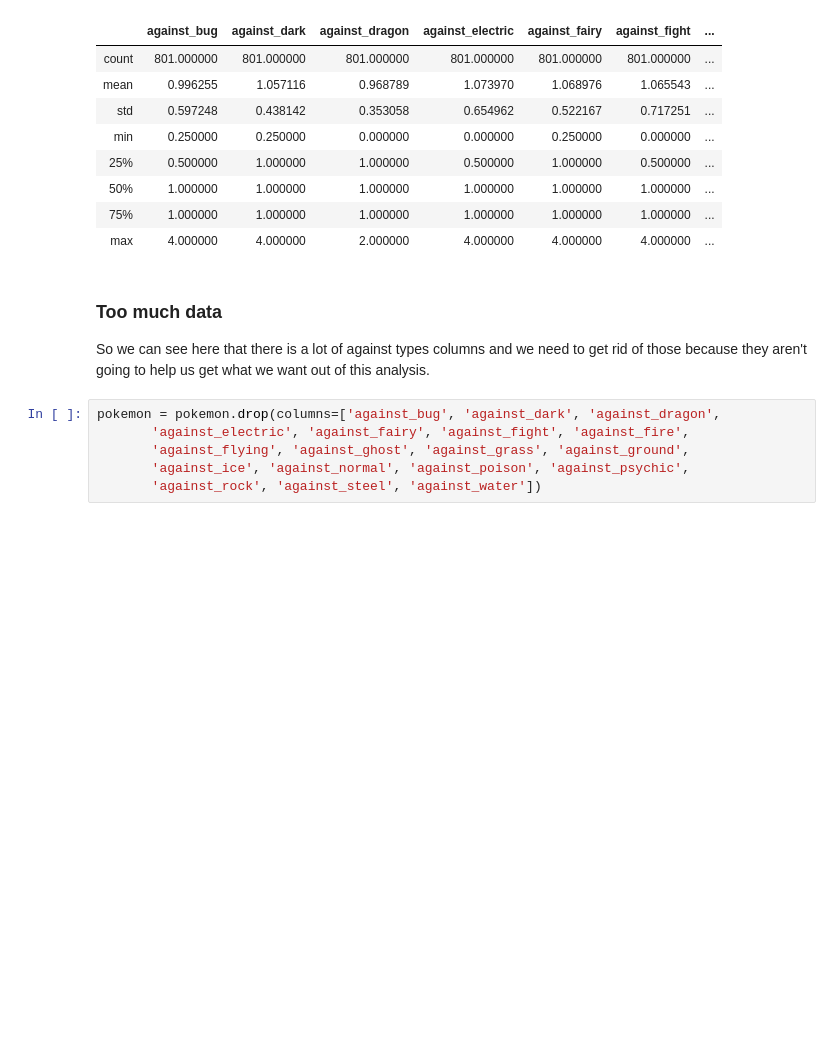
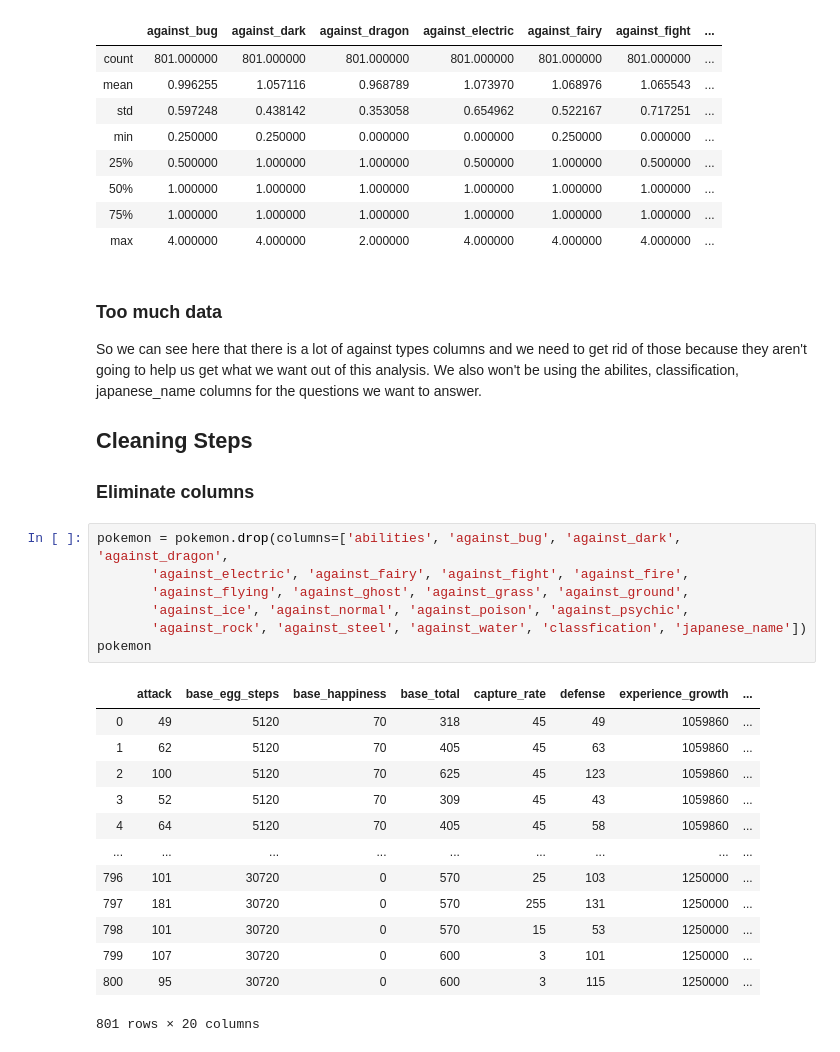
Before and after one commit to RyanMcCall/pokemon_ds, a Jupyter notebook: pokemon_cleaning_walkthrough.ipynb, the cells around one changed output. Cells and saved outputs as stored; diff of their text form; blank space fills up the shorter version.

Commit message:
Add cleaning steps

```diff
--- a/pokemon_cleaning_walkthrough.ipynb
+++ b/pokemon_cleaning_walkthrough.ipynb
@@ -65,10 +65,29 @@ pokemon.describe(include=[int, float])
 # %% [markdown]
 ### Too much data
 
-So we can see here that there is a lot of against types columns and we need to get rid of those because they aren't going to help us get what we want out of this analysis.
+So we can see here that there is a lot of against types columns and we need to get rid of those because they aren't going to help us get what we want out of this analysis. We also won't be using the abilites, classification, japanese_name columns for the questions we want to answer.
+
+## Cleaning Steps
+
+### Eliminate columns
 # %%
-pokemon = pokemon.drop(columns=['against_bug', 'against_dark', 'against_dragon',
+pokemon = pokemon.drop(columns=['abilities', 'against_bug', 'against_dark', 'against_dragon',
        'against_electric', 'against_fairy', 'against_fight', 'against_fire',
        'against_flying', 'against_ghost', 'against_grass', 'against_ground',
        'against_ice', 'against_normal', 'against_poison', 'against_psychic',
-       'against_rock', 'against_steel', 'against_water'])
+       'against_rock', 'against_steel', 'against_water', 'classfication', 'japanese_name'])
+pokemon
+# %% [output]
+|  | attack | base_egg_steps | base_happiness | base_total | capture_rate | defense | experience_growth | ... |
+| 0 | 49 | 5120 | 70 | 318 | 45 | 49 | 1059860 | ... |
+| 1 | 62 | 5120 | 70 | 405 | 45 | 63 | 1059860 | ... |
+| 2 | 100 | 5120 | 70 | 625 | 45 | 123 | 1059860 | ... |
+| 3 | 52 | 5120 | 70 | 309 | 45 | 43 | 1059860 | ... |
+| 4 | 64 | 5120 | 70 | 405 | 45 | 58 | 1059860 | ... |
+| ... | ... | ... | ... | ... | ... | ... | ... | ... |
+| 796 | 101 | 30720 | 0 | 570 | 25 | 103 | 1250000 | ... |
+| 797 | 181 | 30720 | 0 | 570 | 255 | 131 | 1250000 | ... |
+| 798 | 101 | 30720 | 0 | 570 | 15 | 53 | 1250000 | ... |
+| 799 | 107 | 30720 | 0 | 600 | 3 | 101 | 1250000 | ... |
+| 800 | 95 | 30720 | 0 | 600 | 3 | 115 | 1250000 | ... |
+801 rows × 20 columns
```
Also changed, not shown: parts of 5 cells of this notebook.
